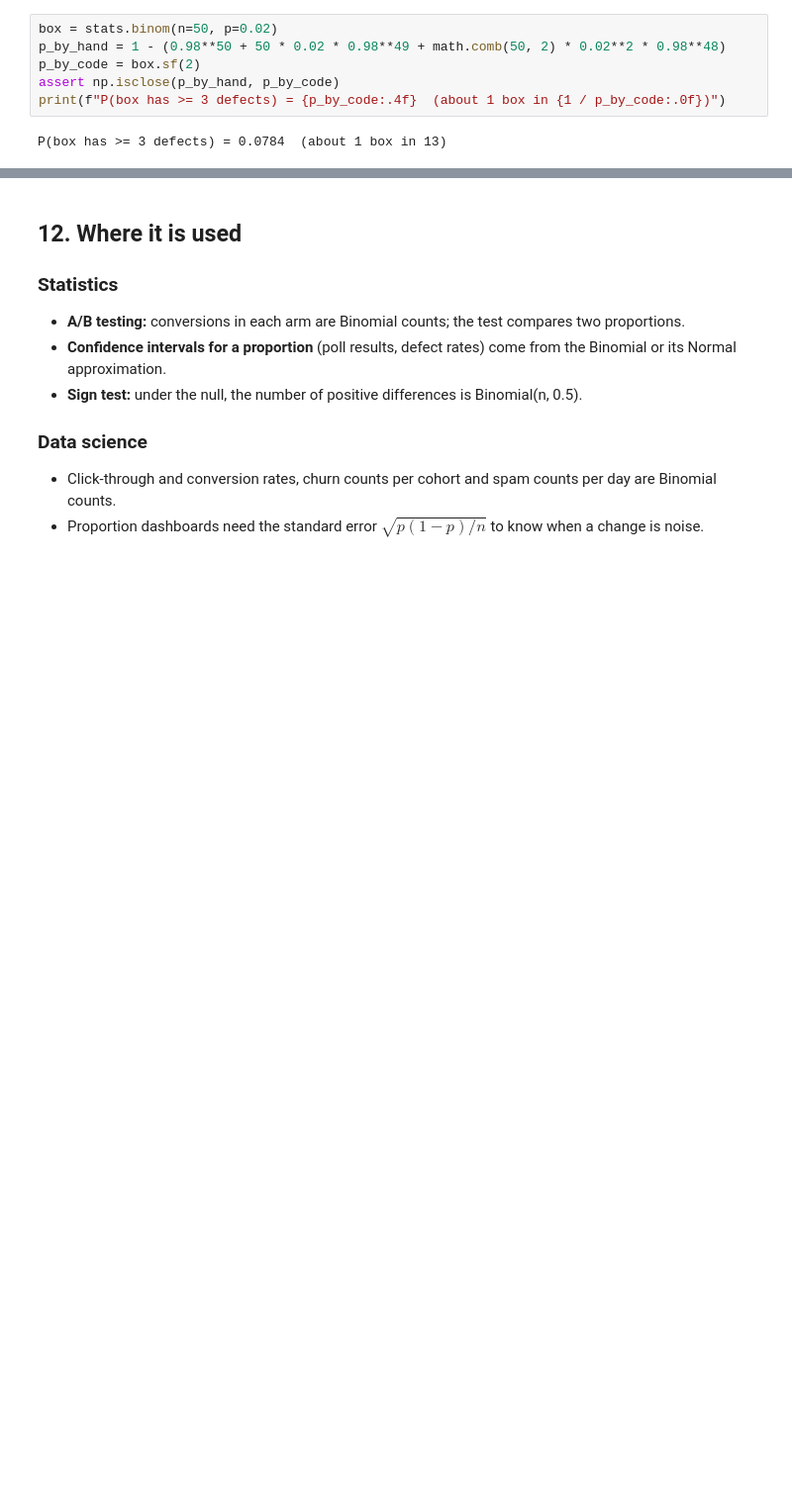
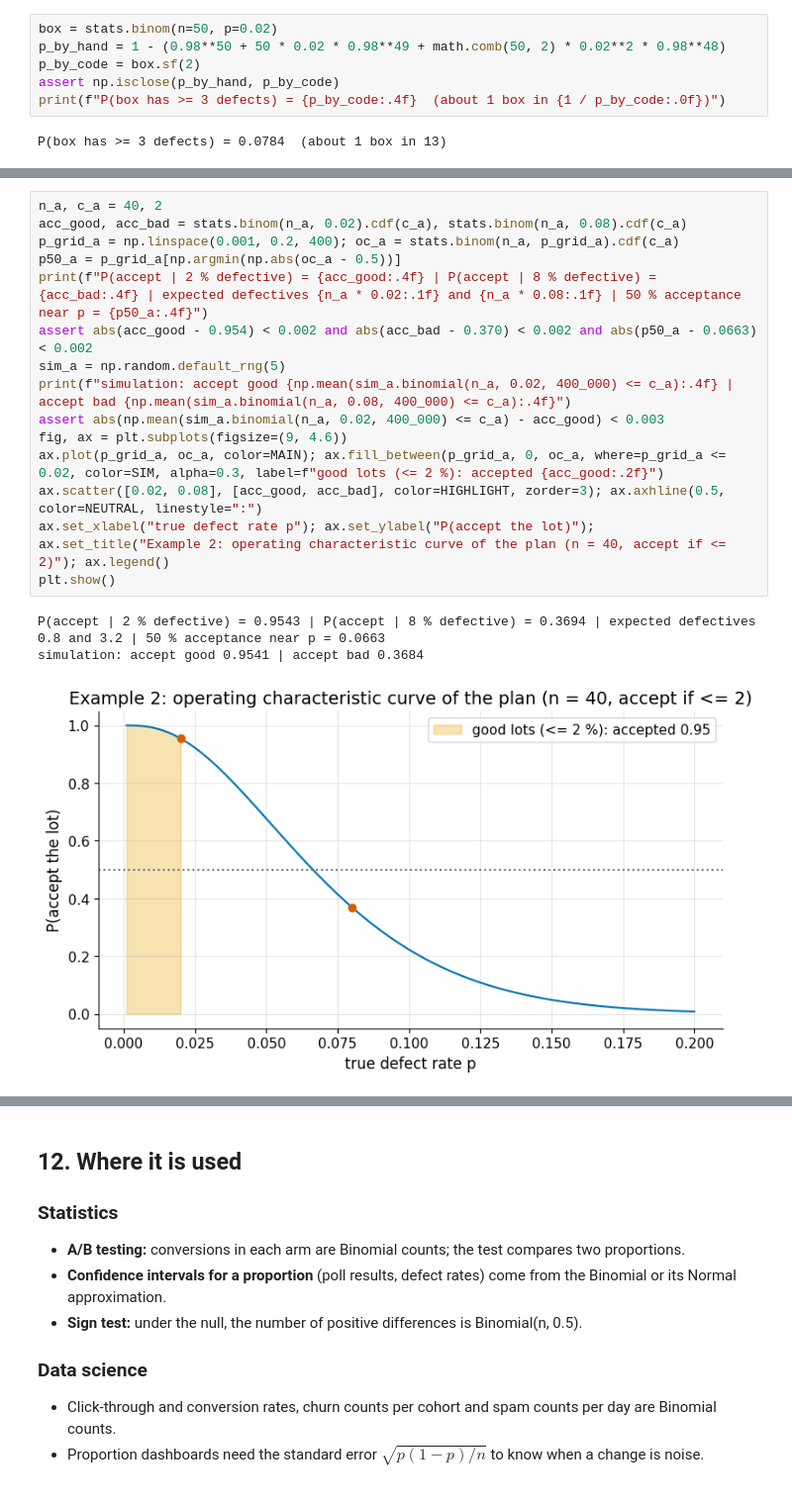
Before and after one commit to AhmedMostafaAttiaaa/distributions-irl, a Jupyter notebook: module_01_discrete/notebooks/01_01_bernoulli_binomial.ipynb, the cells around one changed output, grey strips where cells are left out. Shown at 99% size. Drawn from its saved outputs; the diff is of its cells as text; blank space fills up the shorter version.

Commit message:
module 01 lesson 01: deepen the notebook (plain-words cell, examples 2 and 3, more exercises)

```diff
--- a/module_01_discrete/notebooks/01_01_bernoulli_binomial.ipynb
+++ b/module_01_discrete/notebooks/01_01_bernoulli_binomial.ipynb
@@ -462,0 +491,19 @@ P(box has >= 3 defects) = 0.0784  (about 1 box in 13)
+# %%
+n_a, c_a = 40, 2
+acc_good, acc_bad = stats.binom(n_a, 0.02).cdf(c_a), stats.binom(n_a, 0.08).cdf(c_a)
+p_grid_a = np.linspace(0.001, 0.2, 400); oc_a = stats.binom(n_a, p_grid_a).cdf(c_a)
+p50_a = p_grid_a[np.argmin(np.abs(oc_a - 0.5))]
+print(f"P(accept | 2 % defective) = {acc_good:.4f} | P(accept | 8 % defective) = {acc_bad:.4f} | expected defectives {n_a * 0.02:.1f} and {n_a * 0.08:.1f} | 50 % acceptance near p = {p50_a:.4f}")
+assert abs(acc_good - 0.954) < 0.002 and abs(acc_bad - 0.370) < 0.002 and abs(p50_a - 0.0663) < 0.002
+sim_a = np.random.default_rng(5)
+print(f"simulation: accept good {np.mean(sim_a.binomial(n_a, 0.02, 400_000) <= c_a):.4f} | accept bad {np.mean(sim_a.binomial(n_a, 0.08, 400_000) <= c_a):.4f}")
+assert abs(np.mean(sim_a.binomial(n_a, 0.02, 400_000) <= c_a) - acc_good) < 0.003
+fig, ax = plt.subplots(figsize=(9, 4.6))
+ax.plot(p_grid_a, oc_a, color=MAIN); ax.fill_between(p_grid_a, 0, oc_a, where=p_grid_a <= 0.02, color=SIM, alpha=0.3, label=f"good lots (<= 2 %): accepted {acc_good:.2f}")
+ax.scatter([0.02, 0.08], [acc_good, acc_bad], color=HIGHLIGHT, zorder=3); ax.axhline(0.5, color=NEUTRAL, linestyle=":")
+ax.set_xlabel("true defect rate p"); ax.set_ylabel("P(accept the lot)"); ax.set_title("Example 2: operating characteristic curve of the plan (n = 40, accept if <= 2)"); ax.legend()
+plt.show()
+# %% [output]
+P(accept | 2 % defective) = 0.9543 | P(accept | 8 % defective) = 0.3694 | expected defectives 0.8 and 3.2 | 50 % acceptance near p = 0.0663
+simulation: accept good 0.9541 | accept bad 0.3684
+[figure, added]
```
Also changed, not shown: parts of 11 cells of this notebook.
